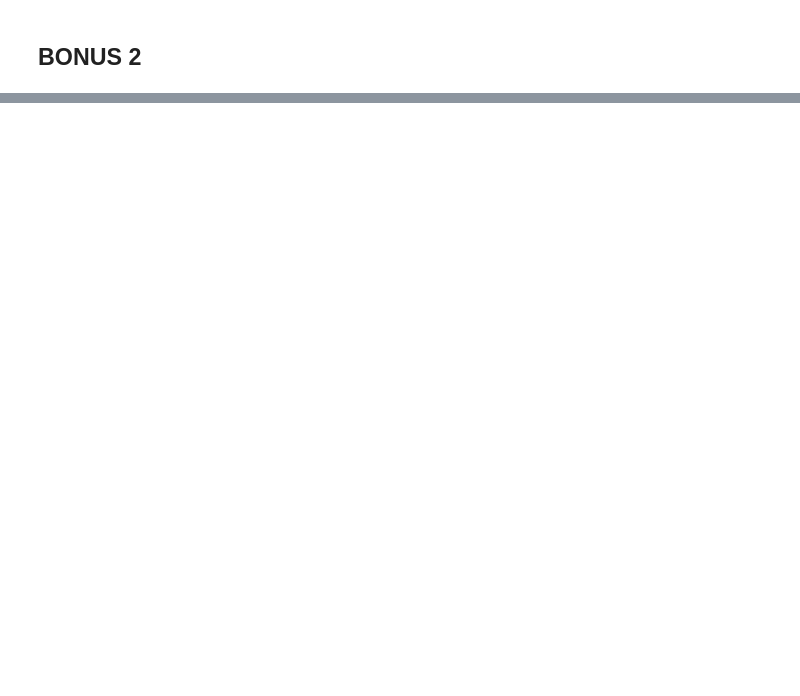
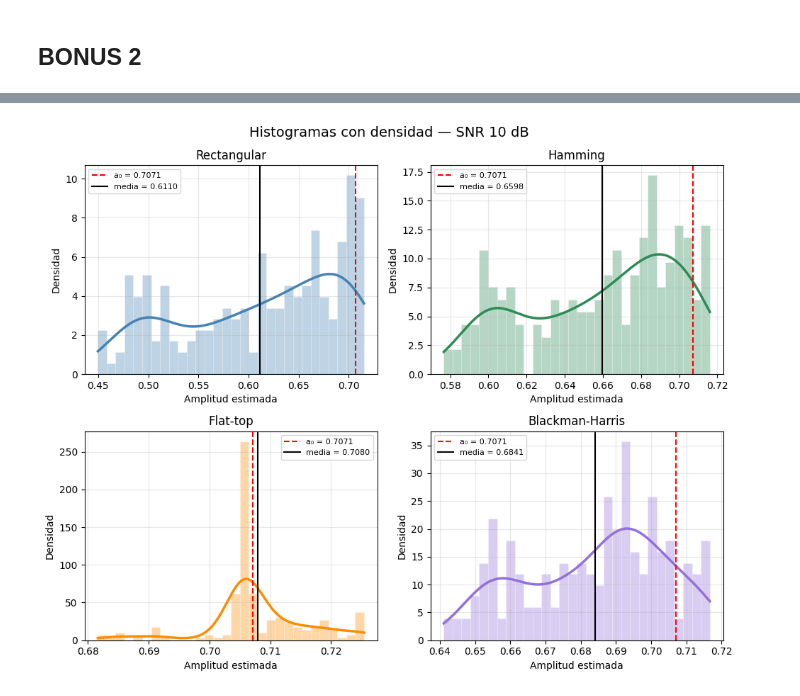
Before and after one commit to pguzmanUTN/PSD2026TESTBENCH, a Jupyter notebook: Semanal_5/Semanal.ipynb, the cells around one changed output, grey strips where cells are left out. Saved outputs shown, nothing was run; the diff lists cells and outputs as text; code cells hidden in the pictures; blank space fills up the shorter version.

```diff
--- a/Semanal_5/Semanal.ipynb
+++ b/Semanal_5/Semanal.ipynb
@@ -1114,0 +1145,33 @@ Blackman-Harris       -0.00001166     4.6832e-08    -0.00001166
+# %%
+
+fig, axes = plt.subplots(2, 2, figsize=(10, 8))
+fig.suptitle("Histogramas con densidad — SNR 10 dB", fontsize=14)
+
+datos = [
+    (a_rect,     'Rectangular',     'steelblue'),
+    (a_hamming,  'Hamming',         'seagreen'),
+    (a_flattop,  'Flat-top',        'darkorange'),
+    (a_blackman, 'Blackman-Harris', 'mediumpurple'),
+]
+
+for ax, (a, nombre, color) in zip(axes.flat, datos):
+    ax.hist(a, bins=30, color=color, alpha=0.35, edgecolor='white',
+            linewidth=0.5, density=True)
+
+    kde = gaussian_kde(a)
+    x_kde = np.linspace(a.min(), a.max(), 300)
+    ax.plot(x_kde, kde(x_kde), color=color, linewidth=2.5)
+
+    ax.axvline(a0,         color='red',   linestyle='--', linewidth=1.5, label=f'a₀ = {a0:.4f}')
+    ax.axvline(np.mean(a), color='black', linestyle='-',  linewidth=1.5, label=f'media = {np.mean(a):.4f}')
+
+    ax.set_title(nombre)
+    ax.set_xlabel("Amplitud estimada")
+    ax.set_ylabel("Densidad")
+    ax.legend(fontsize=8)
+    ax.grid(True, alpha=0.3)
+
+plt.tight_layout()
+plt.show()
+# %% [output]
+[figure, added]
```
Also changed, not shown: parts of 50 cells of this notebook.
